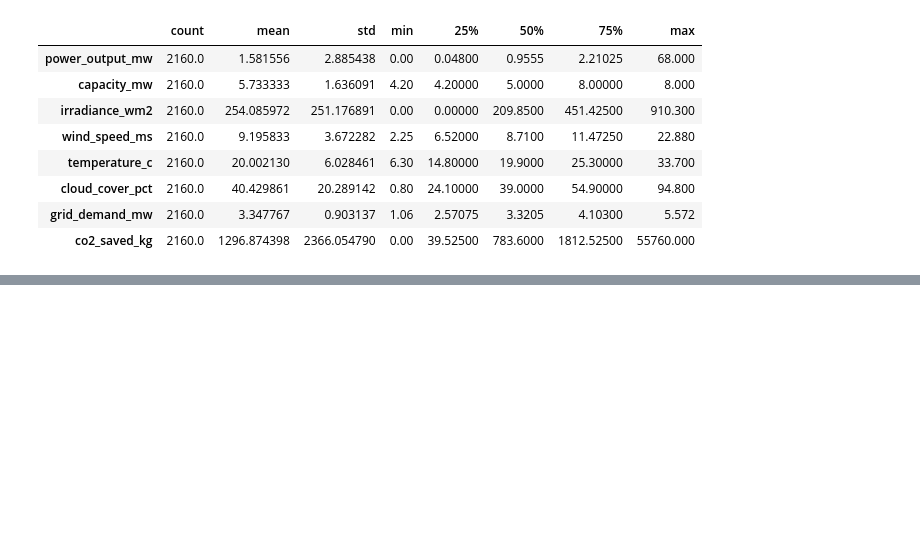
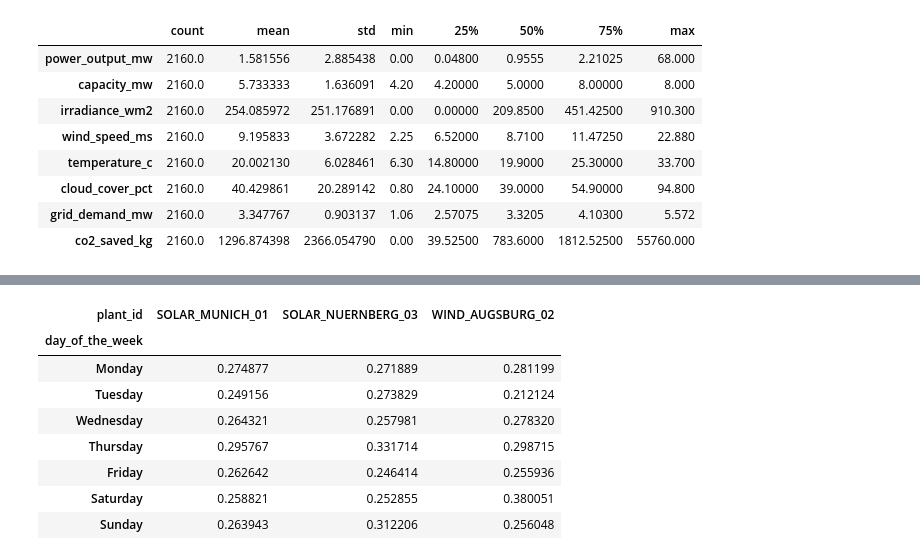
Before and after one commit to TimonLudwig1/Advanced-Data-Science-Portfolio, a Jupyter notebook: Bavarian Energy Grid Analytics/bavarian_energy_grid.ipynb, the cells around one changed output, grey strips where cells are left out. Cells and saved outputs as stored; diff of their text form; code cells hidden in the pictures; blank space fills up the shorter version.

```diff
--- a/Bavarian Energy Grid Analytics/bavarian_energy_grid.ipynb
+++ b/Bavarian Energy Grid Analytics/bavarian_energy_grid.ipynb
@@ -119,0 +136,15 @@ solar_wind_grid
+# %%
+order = ["Monday", "Tuesday", "Wednesday", "Thursday", "Friday", "Saturday", "Sunday"]
+
+cf_by_dow = cf_by_hour = solar_wind_grid.groupby(["plant_id", "day_of_the_week"])["capacity_factor"].mean().unstack(level=0).reindex(order)
+cf_by_dow
+# %% [output]
+| plant_id | SOLAR_MUNICH_01 | SOLAR_NUERNBERG_03 | WIND_AUGSBURG_02 |
+| day_of_the_week |  |  |  |
+| Monday | 0.274877 | 0.271889 | 0.281199 |
+| Tuesday | 0.249156 | 0.273829 | 0.212124 |
+| Wednesday | 0.264321 | 0.257981 | 0.278320 |
+| Thursday | 0.295767 | 0.331714 | 0.298715 |
+| Friday | 0.262642 | 0.246414 | 0.255936 |
+| Saturday | 0.258821 | 0.252855 | 0.380051 |
+| Sunday | 0.263943 | 0.312206 | 0.256048 |
```
Also changed, not shown: parts of 6 cells of this notebook.
